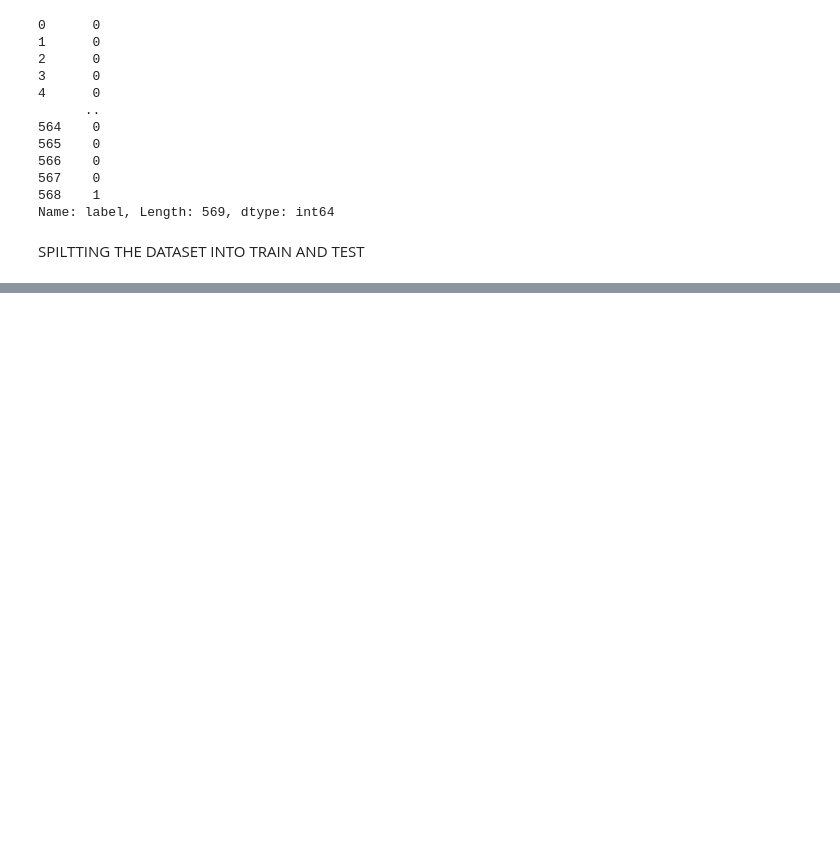
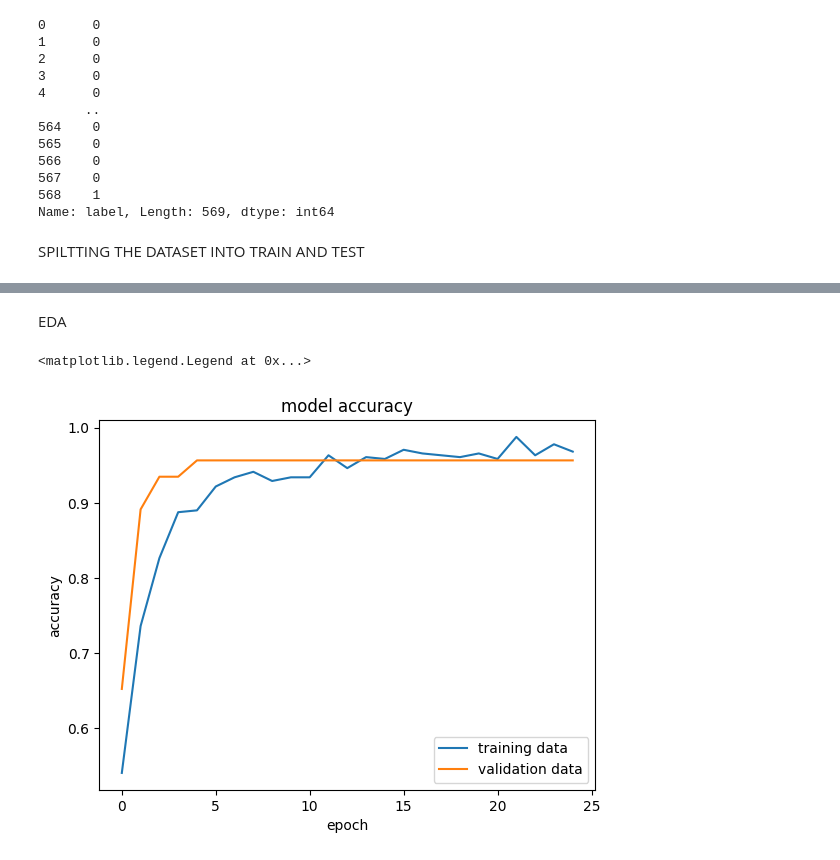
Before and after one commit to vengie/neural-network, a Jupyter notebook: breast cancer prediction using neural network.ipynb, the cells around one changed output, grey strips where cells are left out. Saved outputs shown, nothing was run; the diff lists cells and outputs as text; code cells hidden in the pictures; blank space fills up the shorter version.

```diff
--- a/breast cancer prediction using neural network.ipynb
+++ b/breast cancer prediction using neural network.ipynb
@@ -252,0 +257,5 @@ x_train, x_test, y_train, y_test = train_test_split(x, y, test_size=0.2, random_
+# %%
+from sklearn.preprocessing import StandardScaler
+sts=StandardScaler()
+x_train_std=sts.fit_transform(x_train)
+x_test_std=sts.fit_transform(x_test)
@@ -252,0 +270,19 @@ x_train, x_test, y_train, y_test = train_test_split(x, y, test_size=0.2, random_
+# %%
+from keras.api._v2.keras import layers
+model=keras.Sequential([
+
+     keras.layers.Flatten(input_shape=(30,)),
+     layers.Dense(64,activation='relu'),
+     layers.Dropout(0.30),
+     layers.BatchNormalization(),
+     layers.Dense(32,activation='relu'),
+     layers.Dropout(0.30),
+     layers.BatchNormalization(),
+     layers.Dense(2,activation="sigmoid")
+])
+# %%
+model.compile(optimizer='adam',
+              loss='sparse_categorical_crossentropy',
+              metrics=['accuracy'])
+# %%
+history = model.fit(x_train_std, y_train, validation_split=0.1, epochs=25)
@@ -252,0 +307,14 @@ x_train, x_test, y_train, y_test = train_test_split(x, y, test_size=0.2, random_
+# %% [markdown]
+EDA
+# %%
+plt.plot(history.history['accuracy'])
+plt.plot(history.history['val_accuracy'])
+
+plt.title('model accuracy')
+plt.ylabel('accuracy')
+plt.xlabel('epoch')
+
+plt.legend(['training data', 'validation data'], loc = 'lower right')
+# %% [output]
+<matplotlib.legend.Legend at 0x...>
+[figure, added]
```
Also changed, not shown: parts of 18 cells of this notebook.
